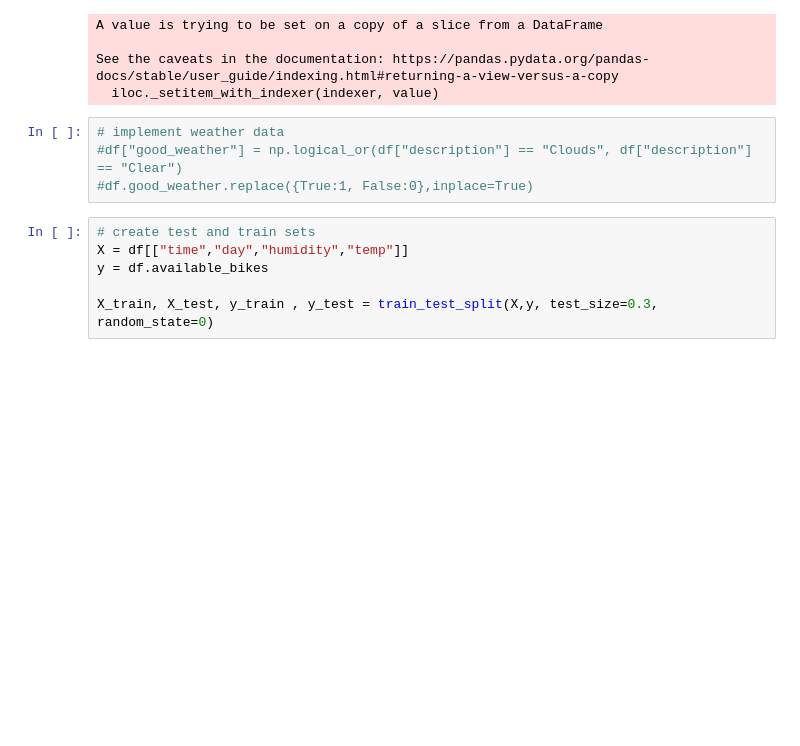
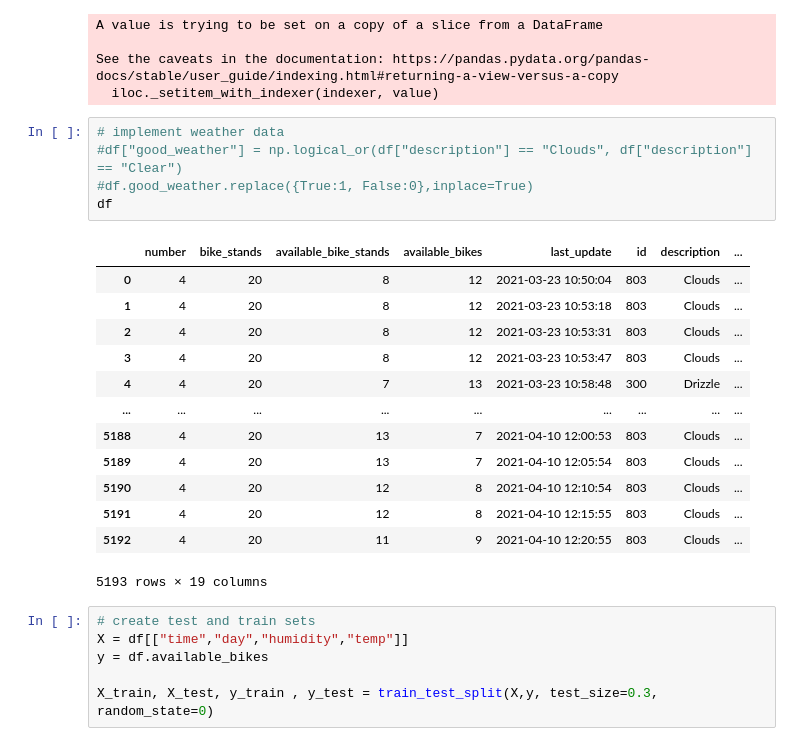
Before and after one commit to CatLuvrHass/DublinBikeApp, a Jupyter notebook: models (automated).ipynb, the cells around one changed output. Cells and saved outputs as stored; diff of their text form; blank space fills up the shorter version.

```diff
--- a/models (automated).ipynb
+++ b/models (automated).ipynb
@@ -64,7 +64,22 @@ See the caveats in the documentation: https://pandas.pydata.org/pandas-docs/stab
 # %%
 # implement weather data
 #df["good_weather"] = np.logical_or(df["description"] == "Clouds", df["description"] == "Clear")
 #df.good_weather.replace({True:1, False:0},inplace=True)
+df
+# %% [output]
+|  | number | bike_stands | available_bike_stands | available_bikes | last_update | id | description | ... |
+| 0 | 4 | 20 | 8 | 12 | 2021-03-23 10:50:04 | 803 | Clouds | ... |
+| 1 | 4 | 20 | 8 | 12 | 2021-03-23 10:53:18 | 803 | Clouds | ... |
+| 2 | 4 | 20 | 8 | 12 | 2021-03-23 10:53:31 | 803 | Clouds | ... |
+| 3 | 4 | 20 | 8 | 12 | 2021-03-23 10:53:47 | 803 | Clouds | ... |
+| 4 | 4 | 20 | 7 | 13 | 2021-03-23 10:58:48 | 300 | Drizzle | ... |
+| ... | ... | ... | ... | ... | ... | ... | ... | ... |
+| 5188 | 4 | 20 | 13 | 7 | 2021-04-10 12:00:53 | 803 | Clouds | ... |
+| 5189 | 4 | 20 | 13 | 7 | 2021-04-10 12:05:54 | 803 | Clouds | ... |
+| 5190 | 4 | 20 | 12 | 8 | 2021-04-10 12:10:54 | 803 | Clouds | ... |
+| 5191 | 4 | 20 | 12 | 8 | 2021-04-10 12:15:55 | 803 | Clouds | ... |
+| 5192 | 4 | 20 | 11 | 9 | 2021-04-10 12:20:55 | 803 | Clouds | ... |
+5193 rows × 19 columns
 # %%
 # create test and train sets
 X = df[["time","day","humidity","temp"]]
```
Also changed, not shown: parts of 16 cells of this notebook, 2 other files.
